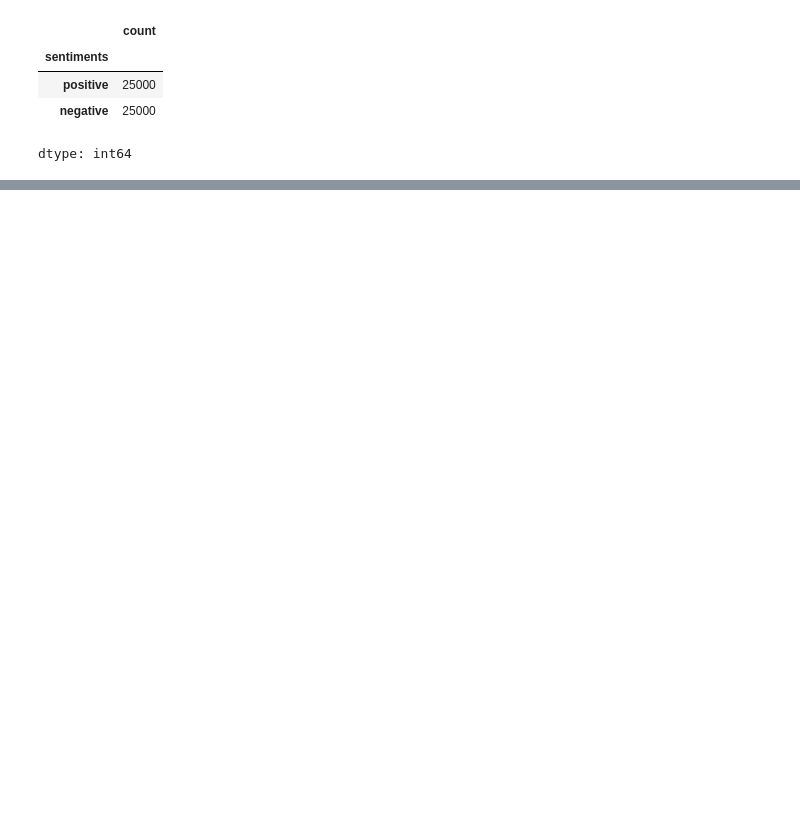
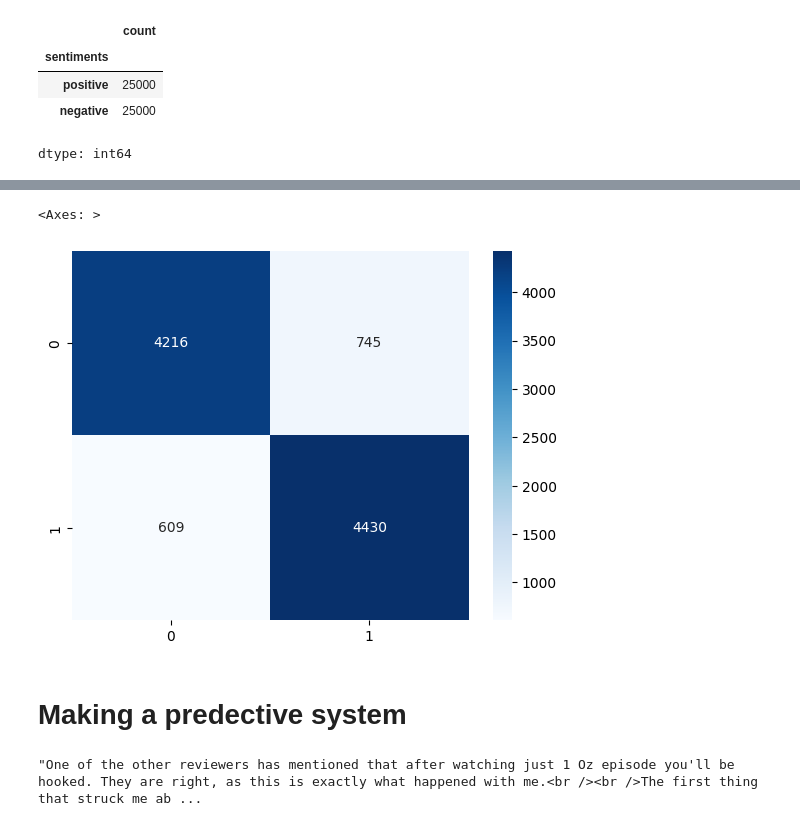
Before and after one commit to Himanshu0518/NLP, a Jupyter notebook: sentiment_analysis_on_IMDB_reviews.ipynb, the cells around one changed output, grey strips where cells are left out. Saved outputs shown, nothing was run; the diff lists cells and outputs as text; code cells hidden in the pictures; blank space fills up the shorter version.

```diff
--- a/sentiment_analysis_on_IMDB_reviews.ipynb
+++ b/sentiment_analysis_on_IMDB_reviews.ipynb
@@ -265,0 +520,2 @@ val_loss = model_history.history['val_loss']
+# %%
+y_pred = model.predict(test_x_padded)
@@ -290,0 +576,7 @@ plt.show()
+# %%
+sns.heatmap(confusion_matrix(test_y, y_pred_labels),annot = True , fmt = 'd',cmap = 'Blues')
+# %% [output]
+<Axes: >
+[figure, added]
+# %% [markdown]
+# Making a predective system
@@ -290,0 +599,5 @@ plt.show()
+# %%
+review = df.iloc[0]['text']
+review
+# %% [output]
+"One of the other reviewers has mentioned that after watching just 1 Oz episode you'll be hooked. They are right, as this is exactly what happened with me.<br /><br />The first thing that struck me ab ...
```
Also changed, not shown: parts of 114 cells of this notebook.
